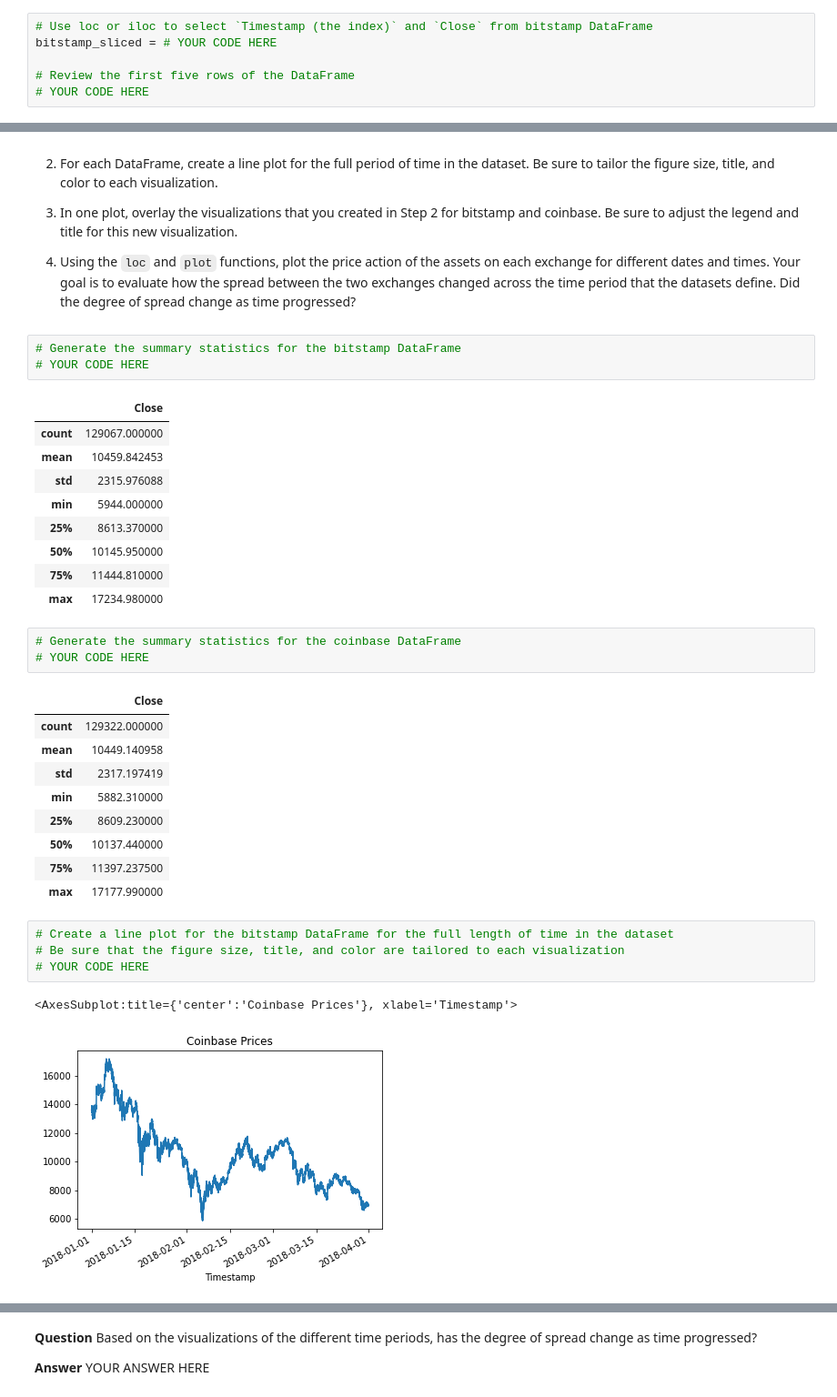
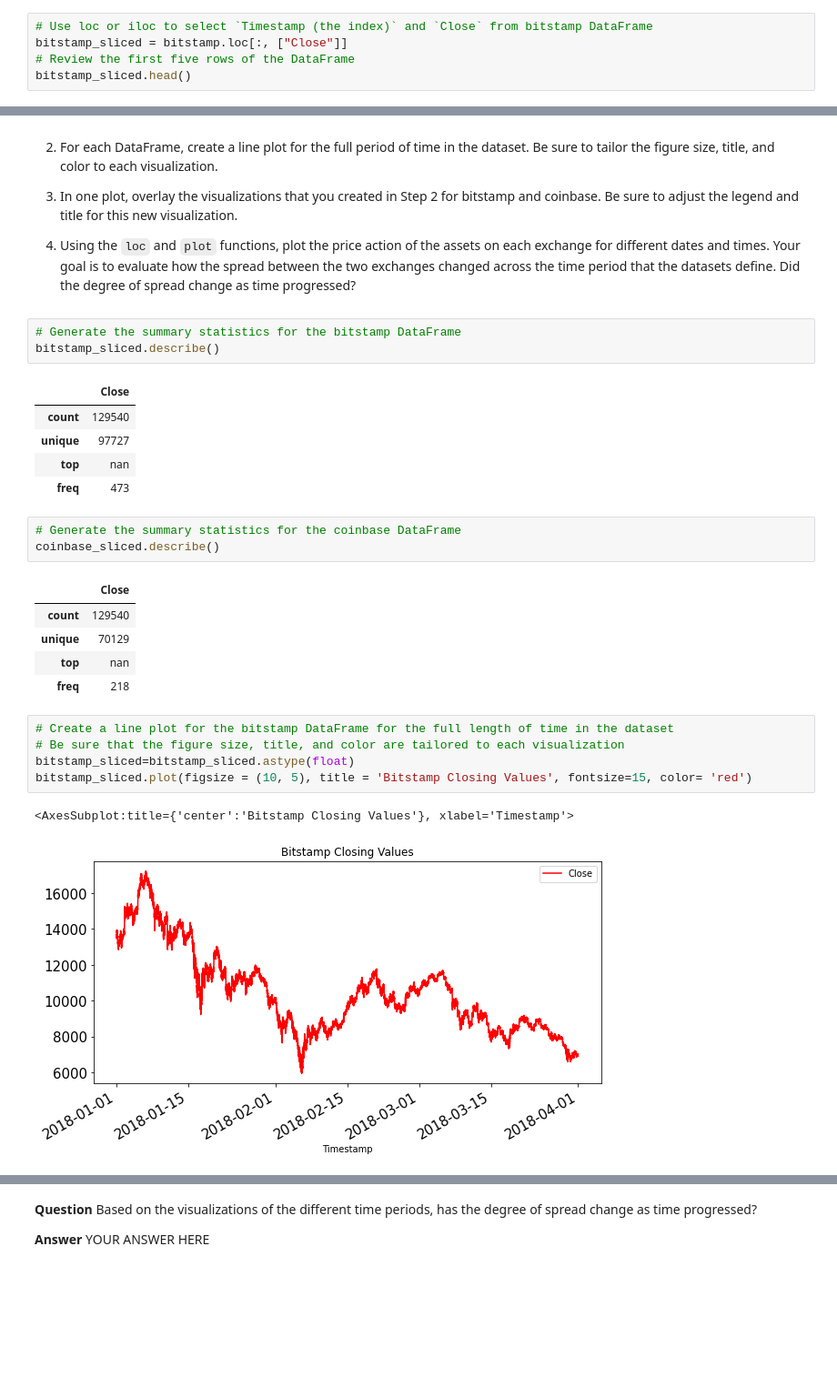
Before and after one commit to tylergusmyers/crypto_arbitrage, a Jupyter notebook: crypto_arbitrage.ipynb, the cells around one changed output, grey strips where cells are left out. Shown: that part at 91% size. Saved outputs shown, nothing was run; the diff lists cells and outputs as text; blank space fills up the shorter version.

```diff
--- a/crypto_arbitrage.ipynb
+++ b/crypto_arbitrage.ipynb
@@ -246,10 +246,9 @@ Select the data you want to analyze. Use `loc` or `iloc` to select the following
 * Close
 # %%
 # Use loc or iloc to select `Timestamp (the index)` and `Close` from bitstamp DataFrame
-bitstamp_sliced = # YOUR CODE HERE
-
+bitstamp_sliced = bitstamp.loc[:, ["Close"]]
 # Review the first five rows of the DataFrame
-# YOUR CODE HERE
+bitstamp_sliced.head()
 # %% [output]
 |  | Close |
 | Timestamp |  |
@@ -286,37 +284,30 @@ Sort through the time series data associated with the bitstamp and coinbase Data
 4. Using the `loc` and `plot` functions, plot the price action of the assets on each exchange for different dates and times. Your goal is to evaluate how the spread between the two exchanges changed across the time period that the datasets define. Did the degree of spread change as time progressed?
 # %%
 # Generate the summary statistics for the bitstamp DataFrame
-# YOUR CODE HERE
+bitstamp_sliced.describe()
 # %% [output]
 |  | Close |
-| count | 129067.000000 |
-| mean | 10459.842453 |
-| std | 2315.976088 |
-| min | 5944.000000 |
-| 25% | 8613.370000 |
-| 50% | 10145.950000 |
-| 75% | 11444.810000 |
-| max | 17234.980000 |
+| count | 129540 |
+| unique | 97727 |
+| top | nan |
+| freq | 473 |
 # %%
 # Generate the summary statistics for the coinbase DataFrame
-# YOUR CODE HERE
+coinbase_sliced.describe()
 # %% [output]
 |  | Close |
-| count | 129322.000000 |
-| mean | 10449.140958 |
-| std | 2317.197419 |
-| min | 5882.310000 |
-| 25% | 8609.230000 |
-| 50% | 10137.440000 |
-| 75% | 11397.237500 |
-| max | 17177.990000 |
+| count | 129540 |
+| unique | 70129 |
+| top | nan |
+| freq | 218 |
 # %%
 # Create a line plot for the bitstamp DataFrame for the full length of time in the dataset
 # Be sure that the figure size, title, and color are tailored to each visualization
-# YOUR CODE HERE
+bitstamp_sliced=bitstamp_sliced.astype(float)
+bitstamp_sliced.plot(figsize = (10, 5), title = 'Bitstamp Closing Values', fontsize=15, color= 'red')
 # %% [output]
-<AxesSubplot:title={'center':'Coinbase Prices'}, xlabel='Timestamp'>
+<AxesSubplot:title={'center':'Bitstamp Closing Values'}, xlabel='Timestamp'>
-[figure, old version]
+[figure, new version]
 # %%
 # Create a line plot for the coinbase DataFrame for the full length of time in the dataset
 # Be sure that the figure size, title, and color are tailored to each visualization
```
Also changed, not shown: parts of 24 cells of this notebook.
